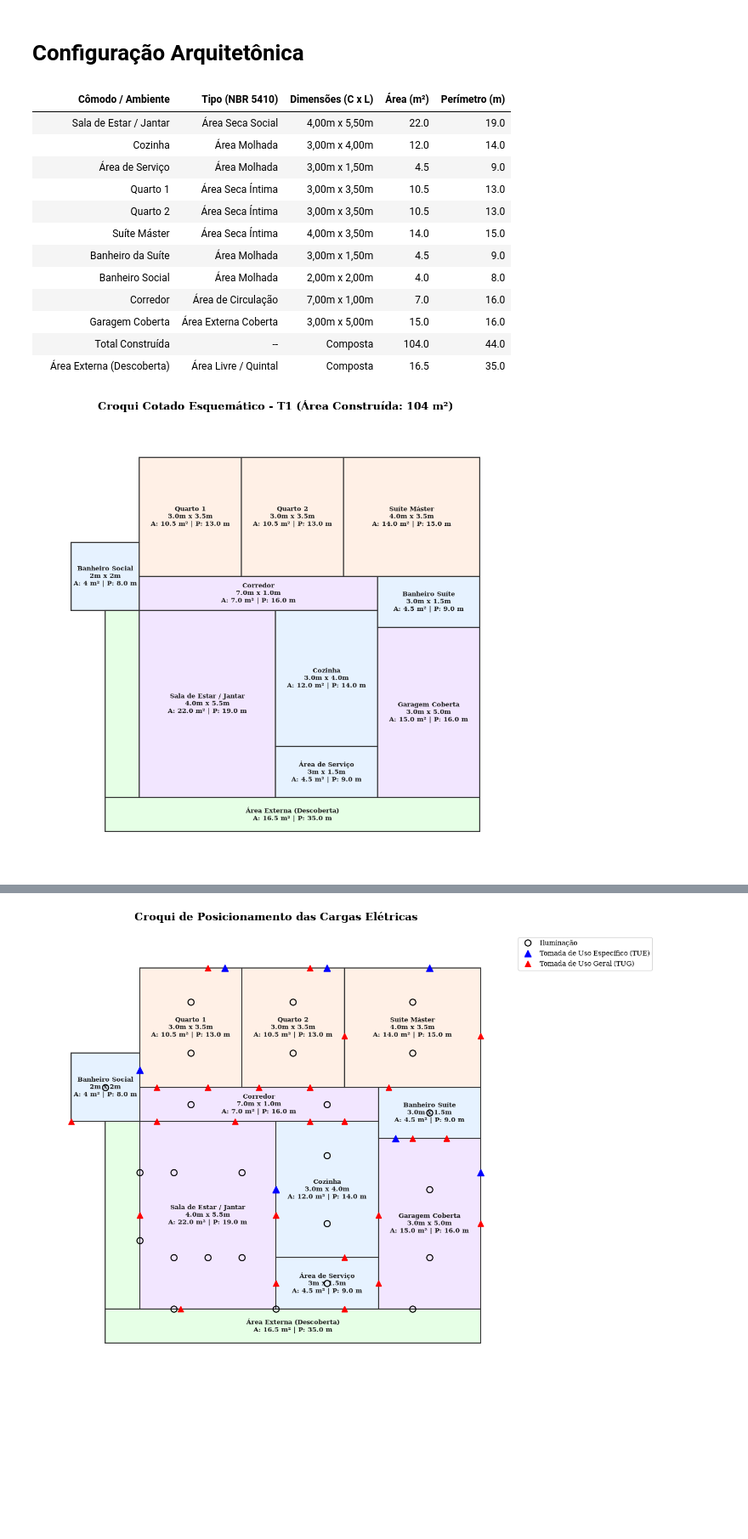
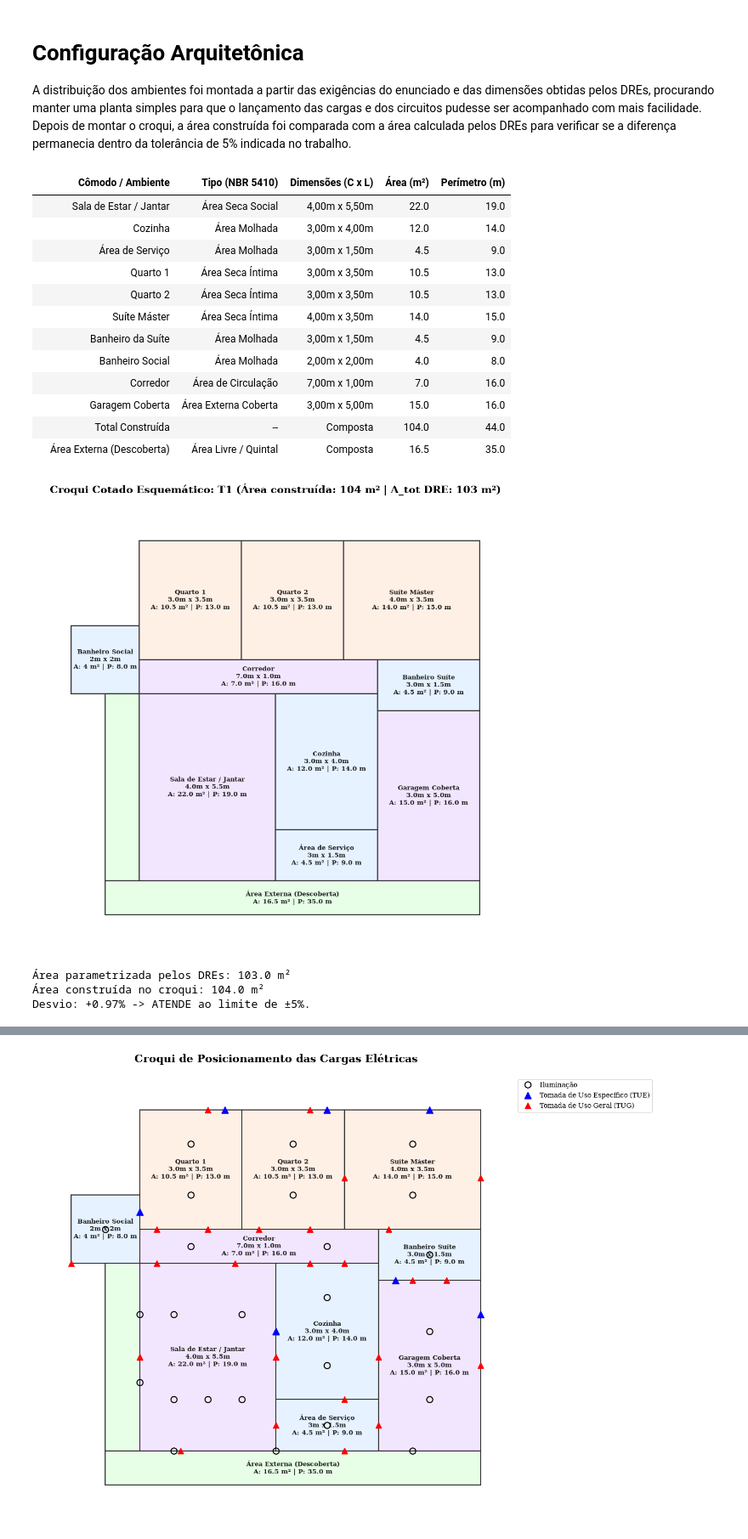
Before and after one commit to emotta3/Instalacoes, a Jupyter notebook: Trabalho/trabalho_inst_final.ipynb, the cells around one changed output, grey strips where cells are left out. Shown at 85% size. Drawn from its saved outputs; the diff is of its cells as text; code cells hidden in the pictures; blank space fills up the shorter version.

Commit message:
Trabalho Finalizado

```diff
--- a/Trabalho/Trabalho_Inst.ipynb
+++ b/Trabalho/trabalho_inst_final.ipynb
@@ -197,5 +142,7 @@ PARÂMETROS DE PARTIDA DO PROJETO (ETAPA 0)
 # %% [markdown]
 # Configuração Arquitetônica
+
+A distribuição dos ambientes foi montada a partir das exigências do enunciado e das dimensões obtidas pelos DREs, procurando manter uma planta simples para que o lançamento das cargas e dos circuitos pudesse ser acompanhado com mais facilidade. Depois de montar o croqui, a área construída foi comparada com a área calculada pelos DREs para verificar se a diferença permanecia dentro da tolerância de 5% indicada no trabalho.
 # %%
 def plotar_croqui():
     fig, ax = plt.subplots(figsize=(14, 10))
@@ -246,7 +193,7 @@ def plotar_croqui():
     ax.set_aspect('equal')
     ax.axis('off')
 
-    plt.title(f"Croqui Cotado Esquemático - T1 (Área Construída: 104 m²)", fontsize=16, weight='bold', pad=20)
+    plt.title(f"Croqui Cotado Esquemático: T1 (Área construída: 104 m² | A_tot DRE: {A_tot} m²)", fontsize=15, weight='bold', pad=20)
     plt.tight_layout()
     plt.show()
 
@@ -265,32 +212,42 @@ def gerar_quadro_resumo_comodos():
         {"Cômodo / Ambiente": "Total Construída", "Tipo (NBR 5410)": "--", "Dimensões (C x L)": "Composta", "Área (m²)": 104.0, "Perímetro (m)": 44.00},
         {"Cômodo / Ambiente": "Área Externa (Descoberta)", "Tipo (NBR 5410)": "Área Livre / Quintal", "Dimensões (C x L)": "Composta", "Área (m²)": 16.50, "Perímetro (m)": 35.00}
     ]
 
     df = pd.DataFrame(dados_comodos)
 
     # Tirando os índices
     df.index = [''] * len(df)
 
     display(df)
     return df
 
 tabela_comodos = gerar_quadro_resumo_comodos()
 
 # Gerar o croqui
 plotar_croqui()
+
+# Conferência geométrica exigida pelo enunciado
+area_construida_croqui = 104.0
+desvio_area_pct = 100 * (area_construida_croqui - A_tot) / A_tot
+print(f"Área parametrizada pelos DREs: {A_tot:.1f} m²")
+print(f"Área construída no croqui: {area_construida_croqui:.1f} m²")
+print(f"Desvio: {desvio_area_pct:+.2f}% -> {'ATENDE' if abs(desvio_area_pct) <= 5 else 'NÃO ATENDE'} ao limite de ±5%.")
 # %% [output]
 |  | Cômodo / Ambiente | Tipo (NBR 5410) | Dimensões (C x L) | Área (m²) | Perímetro (m) |
 |  | Sala de Estar / Jantar | Área Seca Social | 4,00m x 5,50m | 22.0 | 19.0 |
 |  | Cozinha | Área Molhada | 3,00m x 4,00m | 12.0 | 14.0 |
 |  | Área de Serviço | Área Molhada | 3,00m x 1,50m | 4.5 | 9.0 |
 |  | Quarto 1 | Área Seca Íntima | 3,00m x 3,50m | 10.5 | 13.0 |
 |  | Quarto 2 | Área Seca Íntima | 3,00m x 3,50m | 10.5 | 13.0 |
 |  | Suíte Máster | Área Seca Íntima | 4,00m x 3,50m | 14.0 | 15.0 |
 |  | Banheiro da Suíte | Área Molhada | 3,00m x 1,50m | 4.5 | 9.0 |
 |  | Banheiro Social | Área Molhada | 2,00m x 2,00m | 4.0 | 8.0 |
 |  | Corredor | Área de Circulação | 7,00m x 1,00m | 7.0 | 16.0 |
 |  | Garagem Coberta | Área Externa Coberta | 3,00m x 5,00m | 15.0 | 16.0 |
 |  | Total Construída | -- | Composta | 104.0 | 44.0 |
 |  | Área Externa (Descoberta) | Área Livre / Quintal | Composta | 16.5 | 35.0 |
-[figure, old version]
+[figure, new version]
+Área parametrizada pelos DREs: 103.0 m²
+Área construída no croqui: 104.0 m²
+Desvio: +0.97% -> ATENDE ao limite de ±5%.
 # %% [markdown]
```
Also changed, not shown: parts of 46 cells of this notebook, 2 other files.
